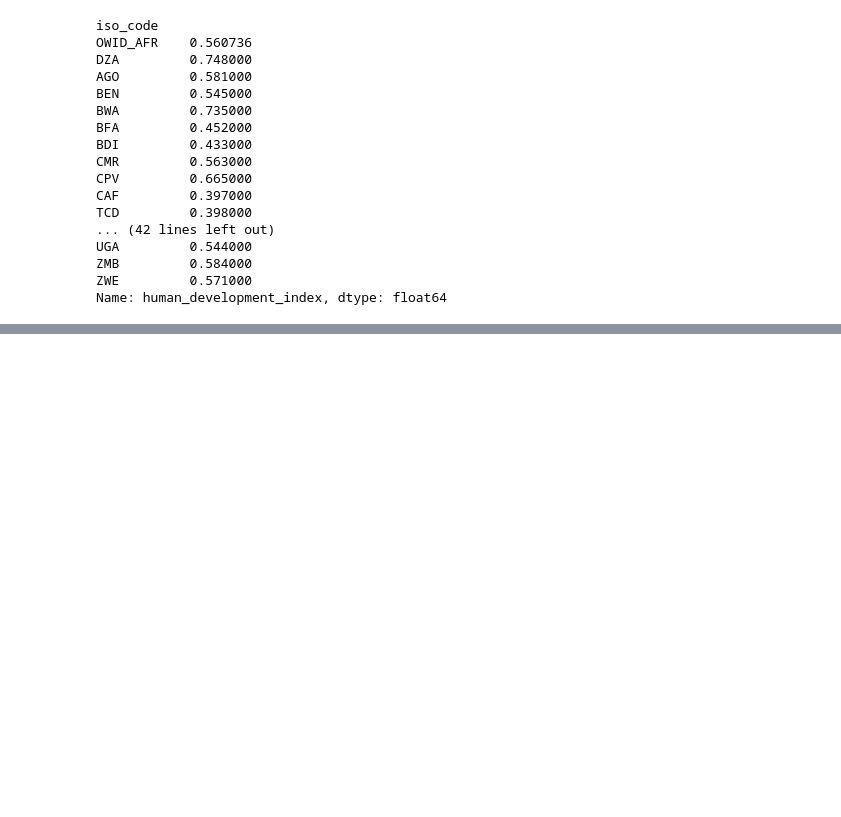
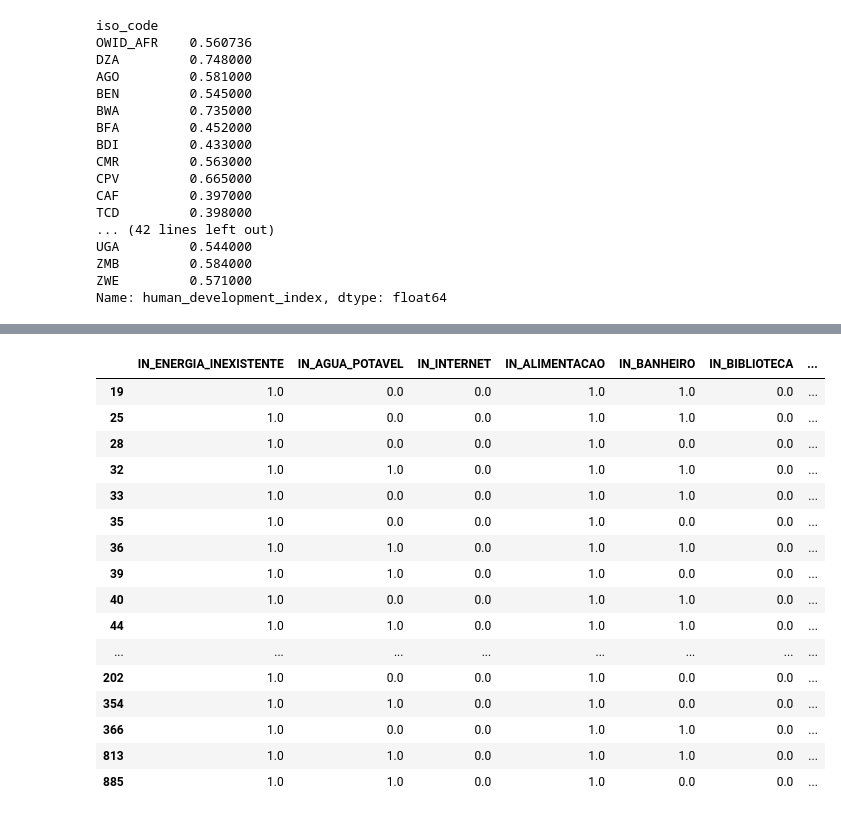
Before and after one commit to wendellbarcelos/Ciencia-de-dados-2022, a Jupyter notebook: Ciencia_de_dados_2022_exercicios.ipynb, the cells around one changed output, grey strips where cells are left out. Saved outputs shown, nothing was run; the diff lists cells and outputs as text; code cells hidden in the pictures; blank space fills up the shorter version.

```diff
--- a/Ciencia_de_dados_2022_exercicios.ipynb
+++ b/Ciencia_de_dados_2022_exercicios.ipynb
@@ -2250,0 +3139,32 @@ Name: human_development_index, dtype: float64
+# %%
+###Ex: Para as escolas sem acesso a energia elétrica, responda quantas delas tem:
+
+   # Acesso a água potável
+   # Acesso a internet
+   # Acesso a alimentação na escola
+   # Banheiro na escola
+   # Biblioteca na escola
+   # Acesso a rede de esgoto
+
+#list(df_escola.columns)  ## O retorno de uma lista com as colunas é fundamental para pegar as colunas relacionadas a questão
+
+cols = ['IN_ENERGIA_INEXISTENTE','IN_AGUA_POTAVEL','IN_INTERNET','IN_ALIMENTACAO','IN_BANHEIRO','IN_BIBLIOTECA','IN_ESGOTO_INEXISTENTE']  ## Criar uma lista com as colunas necessarias a questão
+df_escola.loc[lambda x: x['IN_ENERGIA_INEXISTENTE'] == 1, cols]  ## Passar a estrutura com um lambda onde ele vai percorrer todas as colunas buscando o valor igual a 0 e retorna-las
+# %% [output]
+|  | IN_ENERGIA_INEXISTENTE | IN_AGUA_POTAVEL | IN_INTERNET | IN_ALIMENTACAO | IN_BANHEIRO | IN_BIBLIOTECA | ... |
+| 19 | 1.0 | 0.0 | 0.0 | 1.0 | 1.0 | 0.0 | ... |
+| 25 | 1.0 | 0.0 | 0.0 | 1.0 | 1.0 | 0.0 | ... |
+| 28 | 1.0 | 0.0 | 0.0 | 1.0 | 0.0 | 0.0 | ... |
+| 32 | 1.0 | 1.0 | 0.0 | 1.0 | 1.0 | 0.0 | ... |
+| 33 | 1.0 | 0.0 | 0.0 | 1.0 | 1.0 | 0.0 | ... |
+| 35 | 1.0 | 0.0 | 0.0 | 1.0 | 0.0 | 0.0 | ... |
+| 36 | 1.0 | 1.0 | 0.0 | 1.0 | 1.0 | 0.0 | ... |
+| 39 | 1.0 | 1.0 | 0.0 | 1.0 | 0.0 | 0.0 | ... |
+| 40 | 1.0 | 0.0 | 0.0 | 1.0 | 1.0 | 0.0 | ... |
+| 44 | 1.0 | 1.0 | 0.0 | 1.0 | 1.0 | 0.0 | ... |
+| ... | ... | ... | ... | ... | ... | ... | ... |
+| 202 | 1.0 | 0.0 | 0.0 | 1.0 | 0.0 | 0.0 | ... |
+| 354 | 1.0 | 1.0 | 0.0 | 1.0 | 0.0 | 0.0 | ... |
+| 366 | 1.0 | 0.0 | 0.0 | 1.0 | 1.0 | 0.0 | ... |
+| 813 | 1.0 | 1.0 | 0.0 | 1.0 | 1.0 | 0.0 | ... |
+| 885 | 1.0 | 1.0 | 0.0 | 1.0 | 0.0 | 0.0 | ... |
```
Also changed, not shown: parts of 67 cells of this notebook.
